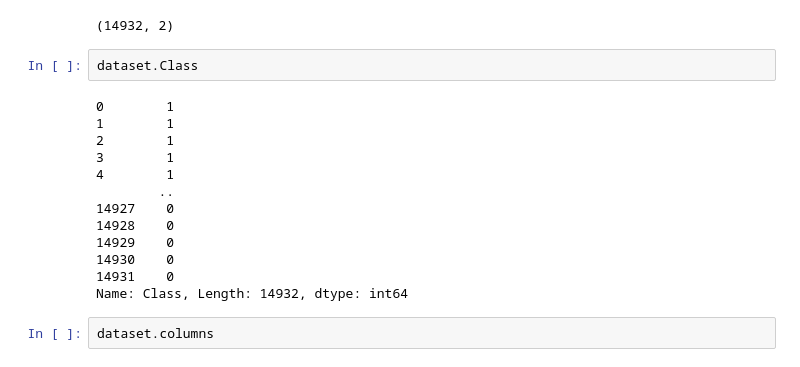
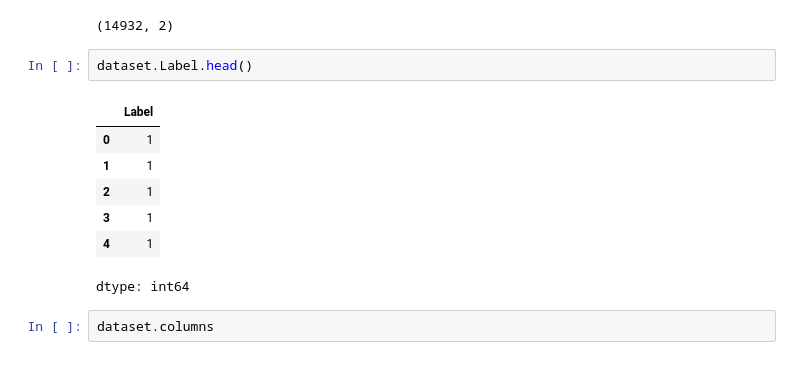
Before and after one commit to JeanMusenga/PhD-Thesis_2024_Musenga, a Jupyter notebook: Classifiers_with_BoW.ipynb, the cells around one changed output. Saved outputs shown, nothing was run; the diff lists cells and outputs as text.

```diff
--- a/Classifiers_with_BoW.ipynb
+++ b/Classifiers_with_BoW.ipynb
@@ -28,21 +28,16 @@ dataset.head()
 dataset.shape #I have 14918 instances/posts and 2 attributes/columns in the dataset.
 # %% [output]
 (14932, 2)
-# %%
-dataset.Class
-# %% [output]
-0        1
-1        1
-2        1
-3        1
-4        1
-        ..
-14927    0
-14928    0
-14929    0
-14930    0
-14931    0
-Name: Class, Length: 14932, dtype: int64
+# %%
+dataset.Label.head()
+# %% [output]
+|  | Label |
+| 0 | 1 |
+| 1 | 1 |
+| 2 | 1 |
+| 3 | 1 |
+| 4 | 1 |
+dtype: int64
 # %%
 dataset.columns
 # %% [output]
```
Also changed, not shown: parts of 10 cells of this notebook.
